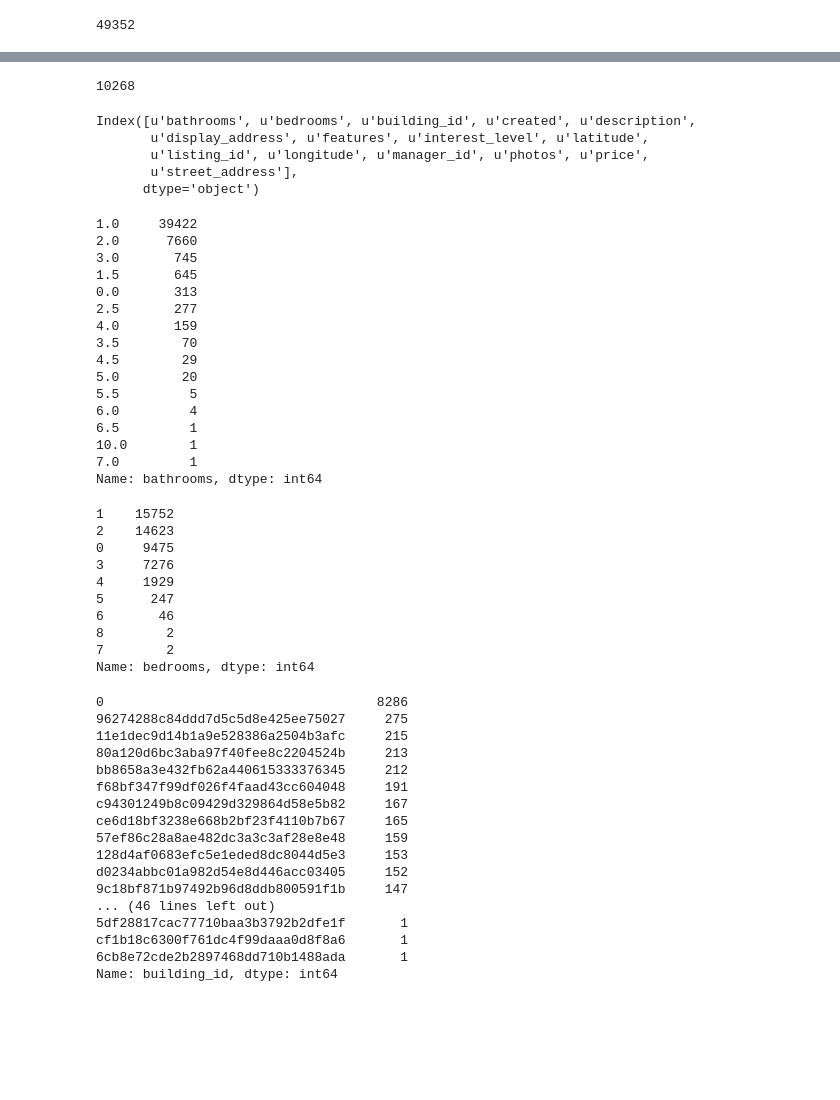
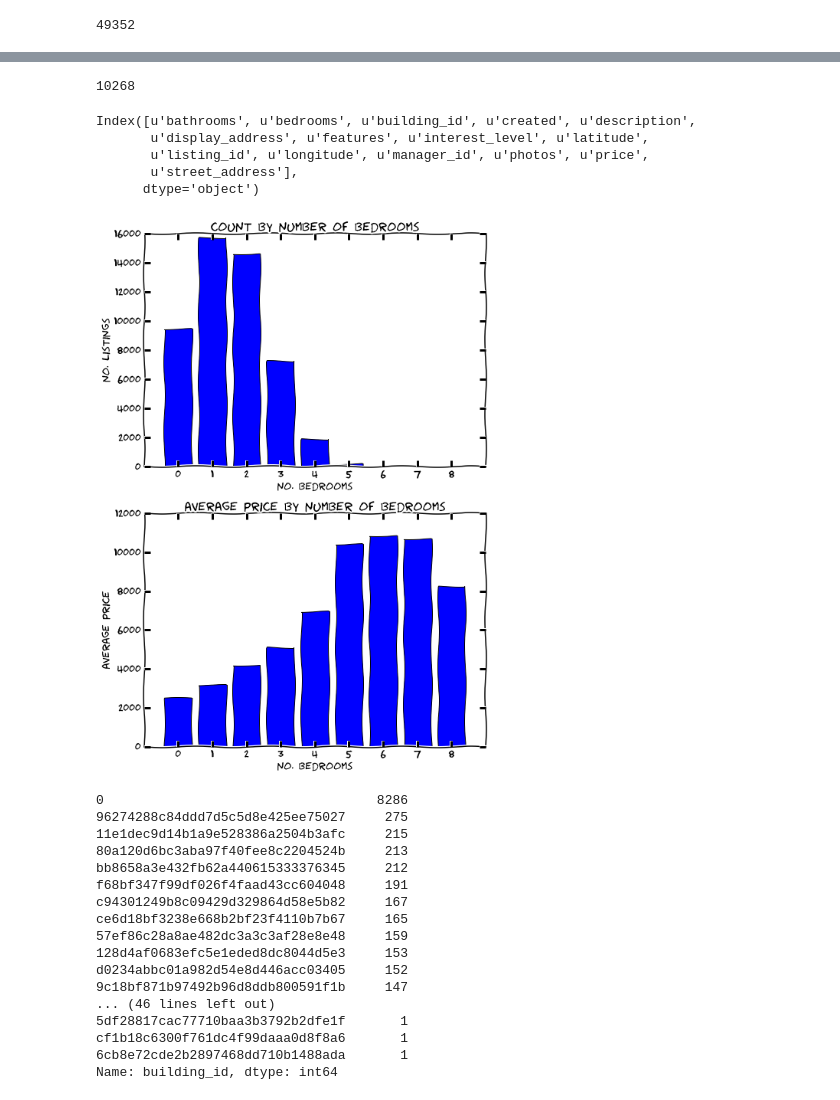
Before and after one commit to toby-p/kaggle_renthop_challenge, a Jupyter notebook: exploratory_analysis.ipynb, the cells around one changed output, grey strips where cells are left out. Cells and saved outputs as stored; diff of their text form; code cells hidden in the pictures; blank space fills up the shorter version.

Commit message:
added visuals and markdown

```diff
--- a/exploratory_analysis.ipynb
+++ b/exploratory_analysis.ipynb
@@ -79,7 +118,8 @@ train_with_dummies.head()
-# %%
-len(train_with_dummies.columns)
-# %% [output]
-10268
+# %%
+# See how many columns are now in the dataframe
+len(train_with_dummies.columns)
+# %% [output]
+10268
 # %%
 # Now let's look at other columns in the 'train' dataframe
 train.columns
@@ -89,38 +129,42 @@ Index([u'bathrooms', u'bedrooms', u'building_id', u'created', u'description',
        u'listing_id', u'longitude', u'manager_id', u'photos', u'price',
        u'street_address'],
       dtype='object')
-# %%
-train.bathrooms.value_counts()
-# %% [output]
-1.0     39422
-2.0      7660
-3.0       745
-1.5       645
-0.0       313
-2.5       277
-4.0       159
-3.5        70
-4.5        29
-5.0        20
-5.5         5
-6.0         4
-6.5         1
-10.0        1
-7.0         1
-Name: bathrooms, dtype: int64
-# %%
-train.bedrooms.value_counts()
-# %% [output]
-1    15752
-2    14623
-0     9475
-3     7276
-4     1929
-5      247
-6       46
-8        2
-7        2
-Name: bedrooms, dtype: int64
+# %%
+# XKCD style plotting!
+plt.xkcd
+
+# Create a dataframe with summary statistics by number of bedrooms.
+df_by_bedroom = pd.DataFrame(columns = ['bedrooms','count','price'])
+df_by_bedroom['bedrooms'] = train.bedrooms[train.bedrooms.notnull()].unique().astype(int)
+df_by_bedroom.sort_values(by='bedrooms',inplace=True)
+df_by_bedroom.reset_index(drop=True,inplace=True)
+for i in range(0,len(df_by_bedroom.index),1):
+    df_by_bedroom['count'].loc[i] = train[train.bedrooms==i].bedrooms.count()
+    df_by_bedroom['price'].loc[i] = train[train.bedrooms==i].price.mean()
+
+# Plots to visualise results by number of bedrooms.
+x_ticks = range(0,train['bedrooms'].max()+1,1)
+
+plt.figure(figsize=(8,12))
+
+plt.subplot(2,1,1)
+plt.bar(df_by_bedroom['bedrooms'],df_by_bedroom['count'],align='center')
+plt.xlabel('no. bedrooms')
+plt.ylabel('no. listings')
+plt.xticks(x_ticks)
+plt.title('count by number of bedrooms')
+plt.ticklabel_format(style='plain')
+
+plt.subplot(2,1,2)
+plt.bar(df_by_bedroom['bedrooms'],df_by_bedroom['price'],align='center')
+plt.xlabel('no. bedrooms')
+plt.ylabel('average price')
+plt.xticks(x_ticks)
+plt.title('average price by number of bedrooms')
+plt.ticklabel_format(style='plain')
+plt.show()
+# %% [output]
+[figure, added]
 # %%
 train.building_id.value_counts()
 # %% [output]
```
Also changed, not shown: parts of 12 cells of this notebook.
